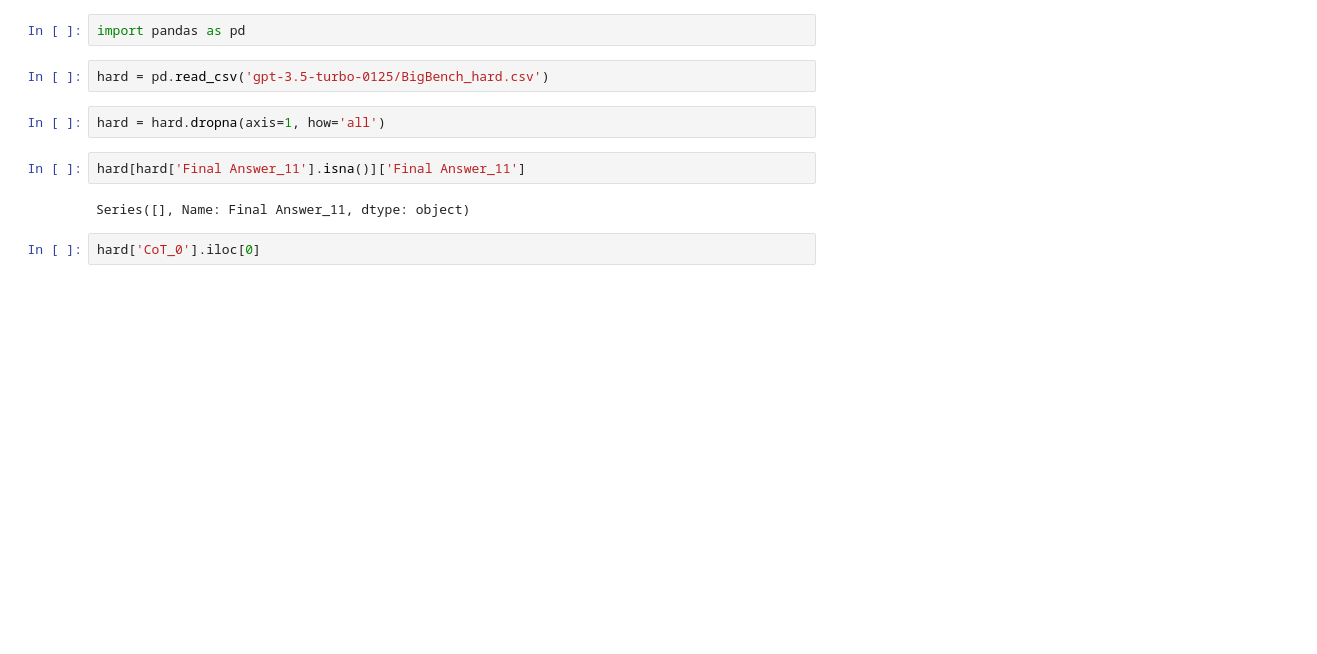
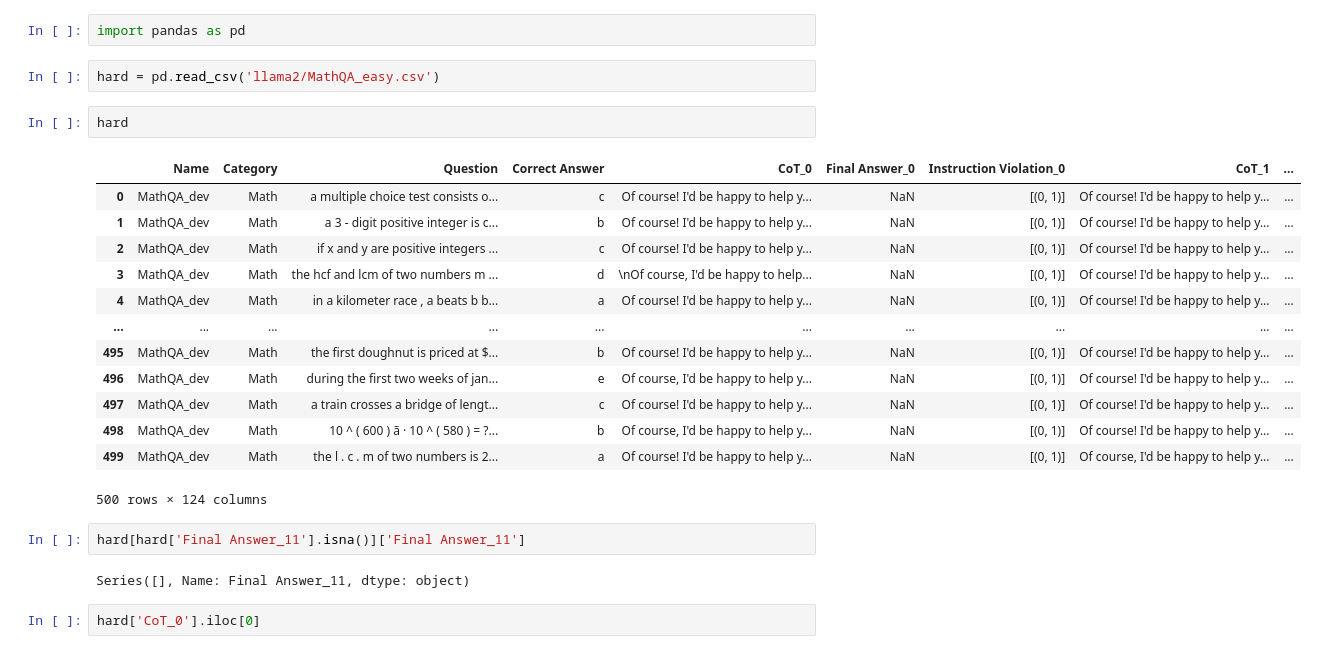
Before and after one commit to wan19990901/SC_conf, a Jupyter notebook: data/Evaluation_CoTs/sim_study.ipynb, the cells around one changed output. Saved outputs shown, nothing was run; the diff lists cells and outputs as text; blank space fills up the shorter version.

```diff
--- a/data/Evaluation_CoTs/sim_study.ipynb
+++ b/data/Evaluation_CoTs/sim_study.ipynb
@@ -1,9 +1,23 @@
 # %%
 import pandas as pd
 # %%
-hard = pd.read_csv('gpt-3.5-turbo-0125/BigBench_hard.csv')
+hard = pd.read_csv('llama2/MathQA_easy.csv')
-# %%
-hard = hard.dropna(axis=1, how='all')
+# %%
+hard
+# %% [output]
+|  | Name | Category | Question | Correct Answer | CoT_0 | Final Answer_0 | Instruction Violation_0 | CoT_1 | ... |
+| 0 | MathQA_dev | Math | a multiple choice test consists o... | c | Of course! I'd be happy to help y... | NaN | [(0, 1)] | Of course! I'd be happy to help y... | ... |
+| 1 | MathQA_dev | Math | a 3 - digit positive integer is c... | b | Of course! I'd be happy to help y... | NaN | [(0, 1)] | Of course! I'd be happy to help y... | ... |
+| 2 | MathQA_dev | Math | if x and y are positive integers ... | c | Of course! I'd be happy to help y... | NaN | [(0, 1)] | Of course! I'd be happy to help y... | ... |
+| 3 | MathQA_dev | Math | the hcf and lcm of two numbers m ... | d | \nOf course, I'd be happy to help... | NaN | [(0, 1)] | Of course! I'd be happy to help y... | ... |
+| 4 | MathQA_dev | Math | in a kilometer race , a beats b b... | a | Of course! I'd be happy to help y... | NaN | [(0, 1)] | Of course! I'd be happy to help y... | ... |
+| ... | ... | ... | ... | ... | ... | ... | ... | ... | ... |
+| 495 | MathQA_dev | Math | the first doughnut is priced at $... | b | Of course! I'd be happy to help y... | NaN | [(0, 1)] | Of course! I'd be happy to help y... | ... |
+| 496 | MathQA_dev | Math | during the first two weeks of jan... | e | Of course, I'd be happy to help y... | NaN | [(0, 1)] | Of course! I'd be happy to help y... | ... |
+| 497 | MathQA_dev | Math | a train crosses a bridge of lengt... | c | Of course! I'd be happy to help y... | NaN | [(0, 1)] | Of course! I'd be happy to help y... | ... |
+| 498 | MathQA_dev | Math | 10 ^ ( 600 ) ã · 10 ^ ( 580 ) = ?... | b | Of course, I'd be happy to help y... | NaN | [(0, 1)] | Of course! I'd be happy to help y... | ... |
+| 499 | MathQA_dev | Math | the l . c . m of two numbers is 2... | a | Of course! I'd be happy to help y... | NaN | [(0, 1)] | Of course, I'd be happy to help y... | ... |
+500 rows × 124 columns
 # %%
 hard[hard['Final Answer_11'].isna()]['Final Answer_11']
 # %% [output]
```
Also changed, not shown: 8 other files.
